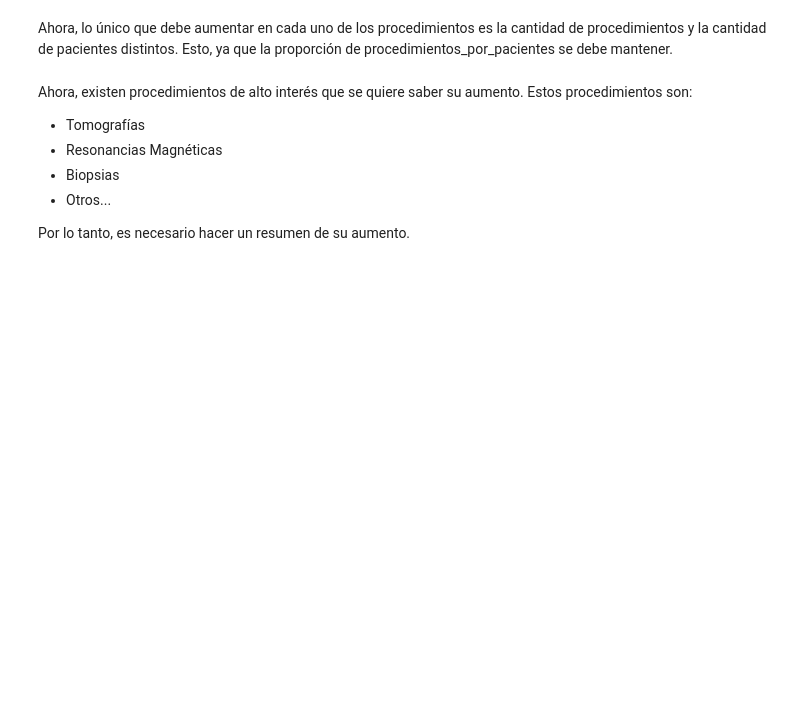
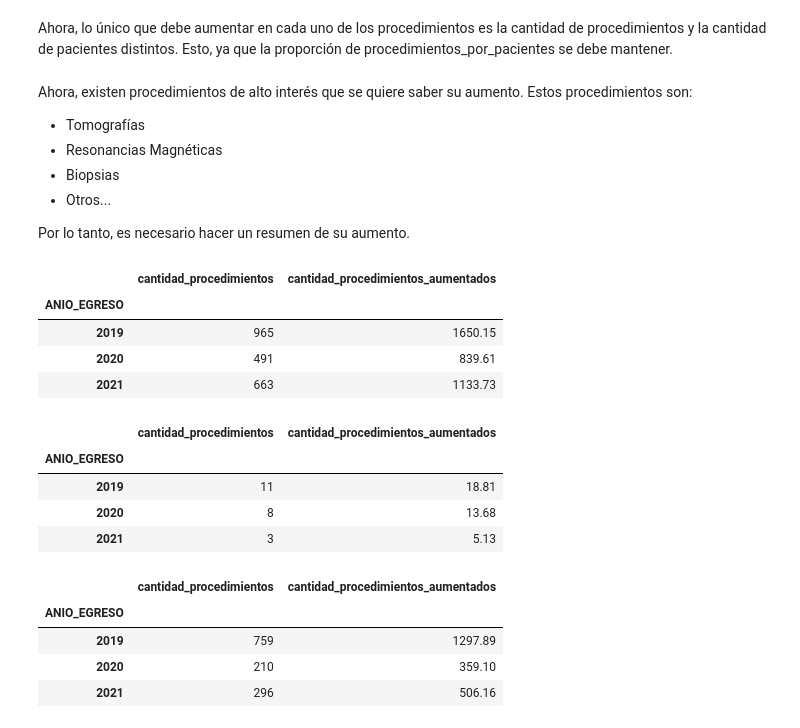
Before and after one commit to JavierRojas14/proyeccion-int, a Jupyter notebook: notebooks/5.0-jrb-estimation-of-supplies.ipynb, the cells around one changed output. Saved outputs shown, nothing was run; the diff lists cells and outputs as text; code cells hidden in the pictures; blank space fills up the shorter version.

Commit message:
Muestra tabla de aumento de proced importantes

```diff
--- a/notebooks/5.0-jrb-estimation-of-supplies.ipynb
+++ b/notebooks/5.0-jrb-estimation-of-supplies.ipynb
@@ -231,12 +231,42 @@ son:
 
 Por lo tanto, es necesario hacer un resumen de su aumento.
 # %%
-tomografias = aumento_procedimientos_grd[
-    aumento_procedimientos_grd["Descripción_x"].str.contains("TOMOGRAFIA")
-]
-resonancias = aumento_procedimientos_grd[
-    aumento_procedimientos_grd["Descripción_x"].str.contains("RESONANCIA MAGNETICA")
-]
-biopsias = aumento_procedimientos_grd[
-    aumento_procedimientos_grd["Descripción_x"].str.contains("BIOPSIA")
-]
+tomografias = (
+    aumento_procedimientos_grd[
+        aumento_procedimientos_grd["Descripción_x"].str.contains("TOMOGRAFIA")
+    ]
+    .groupby("ANIO_EGRESO")[["cantidad_procedimientos", "cantidad_procedimientos_aumentados"]]
+    .sum()
+)
+resonancias = (
+    aumento_procedimientos_grd[
+        aumento_procedimientos_grd["Descripción_x"].str.contains("RESONANCIA MAGNETICA")
+    ]
+    .groupby("ANIO_EGRESO")[["cantidad_procedimientos", "cantidad_procedimientos_aumentados"]]
+    .sum()
+)
+biopsias = (
+    aumento_procedimientos_grd[aumento_procedimientos_grd["Descripción_x"].str.contains("BIOPSIA")]
+    .groupby("ANIO_EGRESO")[["cantidad_procedimientos", "cantidad_procedimientos_aumentados"]]
+    .sum()
+)
+# %%
+display(tomografias)
+display(resonancias)
+display(biopsias)
+# %% [output]
+|  | cantidad_procedimientos | cantidad_procedimientos_aumentados |
+| ANIO_EGRESO |  |  |
+| 2019 | 965 | 1650.15 |
+| 2020 | 491 | 839.61 |
+| 2021 | 663 | 1133.73 |
+|  | cantidad_procedimientos | cantidad_procedimientos_aumentados |
+| ANIO_EGRESO |  |  |
+| 2019 | 11 | 18.81 |
+| 2020 | 8 | 13.68 |
+| 2021 | 3 | 5.13 |
+|  | cantidad_procedimientos | cantidad_procedimientos_aumentados |
+| ANIO_EGRESO |  |  |
+| 2019 | 759 | 1297.89 |
+| 2020 | 210 | 359.10 |
+| 2021 | 296 | 506.16 |
```
